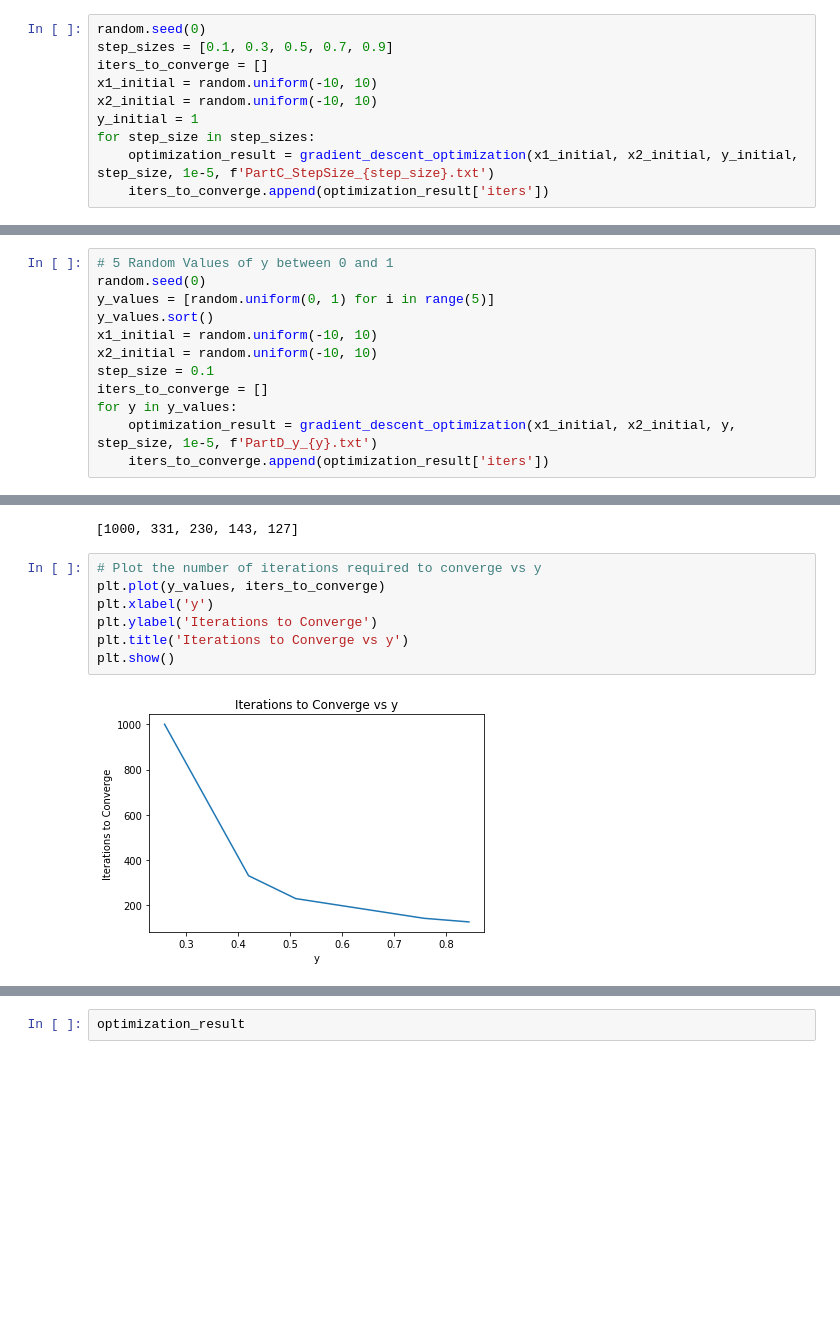
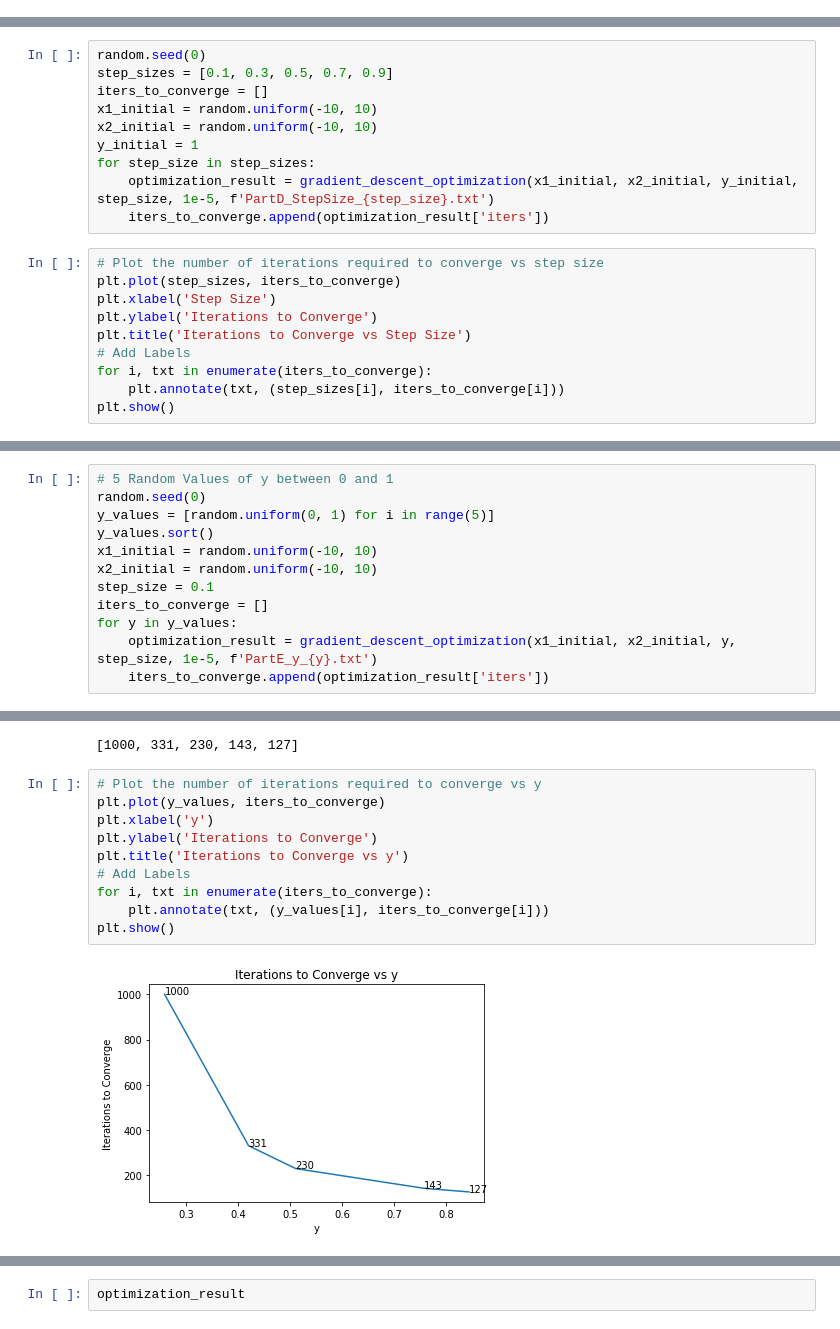
Before and after one commit to aflah02/DL_Assignments, a Jupyter notebook: Assignment_1/Part_2/Main.ipynb, the cells around one changed output, grey strips where cells are left out. Drawn from its saved outputs; the diff is of its cells as text; blank space fills up the shorter version.

Commit message:
Part 2 Final Tweaks

```diff
--- a/Assignment_1/Part_2/Main.ipynb
+++ b/Assignment_1/Part_2/Main.ipynb
@@ -86,10 +83,0 @@ plt.show()
-# %%
-random.seed(0)
-step_sizes = [0.1, 0.3, 0.5, 0.7, 0.9]
-iters_to_converge = []
-x1_initial = random.uniform(-10, 10)
-x2_initial = random.uniform(-10, 10)
-y_initial = 1
-for step_size in step_sizes:
-    optimization_result = gradient_descent_optimization(x1_initial, x2_initial, y_initial, step_size, 1e-5, f'PartC_StepSize_{step_size}.txt')
-    iters_to_converge.append(optimization_result['iters'])
@@ -105,2 +84,22 @@ plt.show()
 # %% [markdown]
 ## D)
+# %%
+random.seed(0)
+step_sizes = [0.1, 0.3, 0.5, 0.7, 0.9]
+iters_to_converge = []
+x1_initial = random.uniform(-10, 10)
+x2_initial = random.uniform(-10, 10)
+y_initial = 1
+for step_size in step_sizes:
+    optimization_result = gradient_descent_optimization(x1_initial, x2_initial, y_initial, step_size, 1e-5, f'PartD_StepSize_{step_size}.txt')
+    iters_to_converge.append(optimization_result['iters'])
+# %%
+# Plot the number of iterations required to converge vs step size
+plt.plot(step_sizes, iters_to_converge)
+plt.xlabel('Step Size')
+plt.ylabel('Iterations to Converge')
+plt.title('Iterations to Converge vs Step Size')
+# Add Labels
+for i, txt in enumerate(iters_to_converge):
+    plt.annotate(txt, (step_sizes[i], iters_to_converge[i]))
+plt.show()
@@ -114,7 +117,7 @@ x2_initial = random.uniform(-10, 10)
 step_size = 0.1
 iters_to_converge = []
 for y in y_values:
-    optimization_result = gradient_descent_optimization(x1_initial, x2_initial, y, step_size, 1e-5, f'PartD_y_{y}.txt')
+    optimization_result = gradient_descent_optimization(x1_initial, x2_initial, y, step_size, 1e-5, f'PartE_y_{y}.txt')
     iters_to_converge.append(optimization_result['iters'])
 # %%
 y_values
@@ -131,10 +134,13 @@ iters_to_converge
 # %%
 # Plot the number of iterations required to converge vs y
 plt.plot(y_values, iters_to_converge)
 plt.xlabel('y')
 plt.ylabel('Iterations to Converge')
 plt.title('Iterations to Converge vs y')
+# Add Labels
+for i, txt in enumerate(iters_to_converge):
+    plt.annotate(txt, (y_values[i], iters_to_converge[i]))
 plt.show()
 # %% [output]
-[figure, old version]
+[figure, new version]
 # %% [markdown]
```
Also changed, not shown: parts of 10 cells of this notebook, 14 other files.
